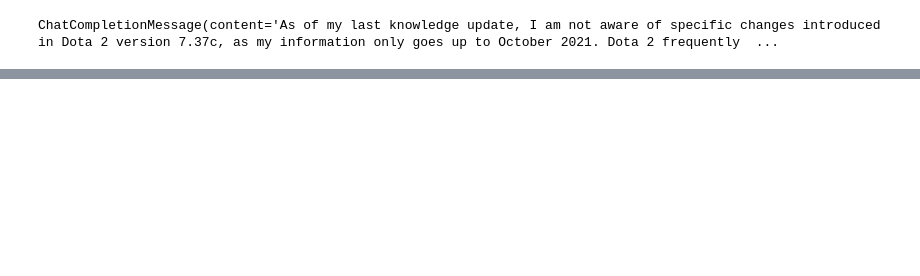
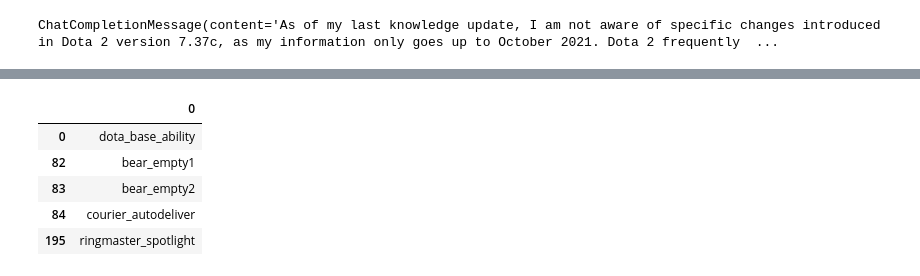
Before and after one commit to djbacad/rag-dota2-patch-notes-assistant, a Jupyter notebook: openai.ipynb, the cells around one changed output, grey strips where cells are left out. Cells and saved outputs as stored; diff of their text form; code cells hidden in the pictures; blank space fills up the shorter version.

```diff
--- a/openai.ipynb
+++ b/openai.ipynb
@@ -29,0 +192,22 @@ PyTorch is using GPU: NVIDIA GeForce RTX 4070 Laptop GPU
+# %%
+# API endpoint for fetching ability_ids
+ability_url = 'https://api.opendota.com/api/constants/ability_ids'
+
+# Send a GET request to the API
+ability_response = requests.get(ability_url)
+
+# Parse the JSON response
+ability = ability_response.json()
+
+# Convert the items data to a DataFrame for easy viewing
+ability_df = pd.DataFrame.from_dict(ability, orient='index')
+
+# Display the DataFrame
+ability_df.head()
+# %% [output]
+|  | 0 |
+| 0 | dota_base_ability |
+| 82 | bear_empty1 |
+| 83 | bear_empty2 |
+| 84 | courier_autodeliver |
+| 195 | ringmaster_spotlight |
```
Also changed, not shown: parts of 16 cells of this notebook.
